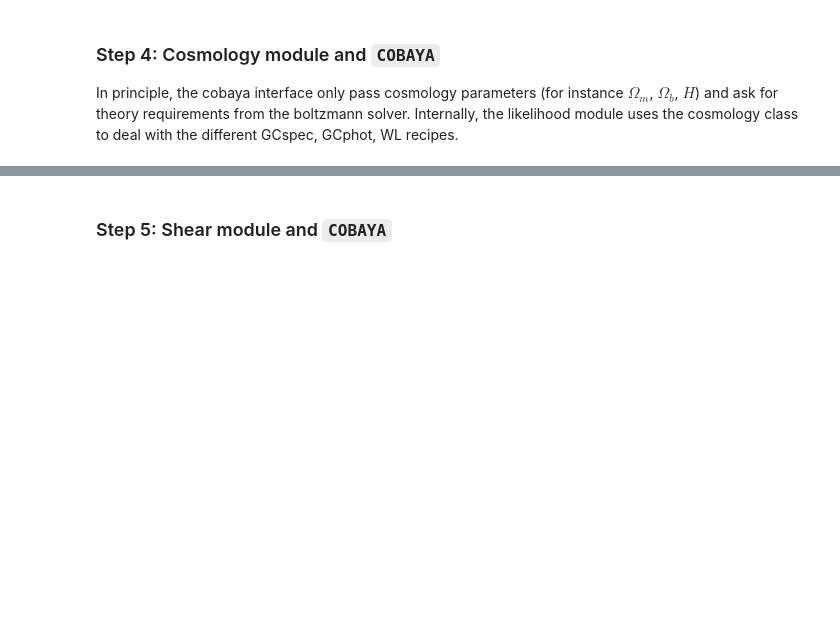
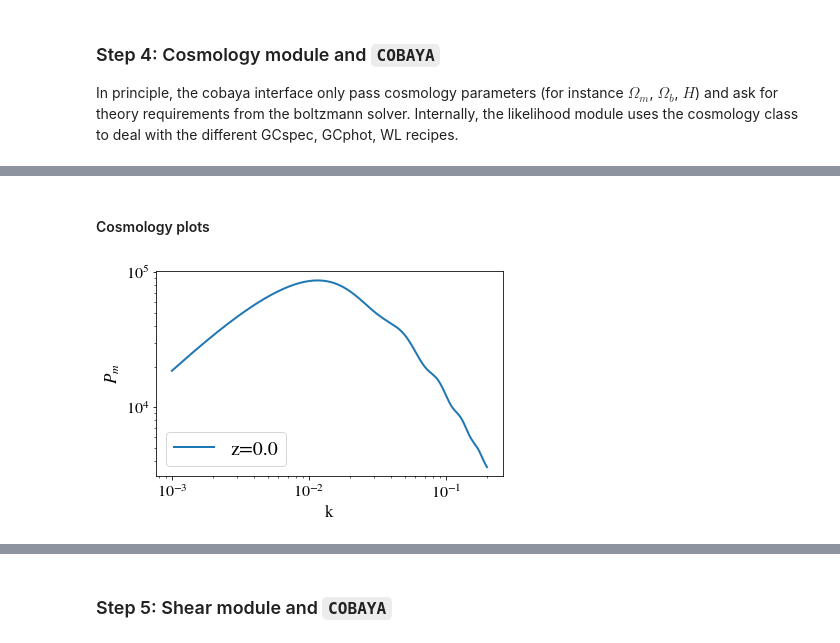
Before and after one commit to cloe-org/CLOE, a Jupyter notebook: likelihood_test.ipynb, the cells around one changed output, grey strips where cells are left out. Drawn from its saved outputs; the diff is of its cells as text; code cells hidden in the pictures; blank space fills up the shorter version.

```diff
--- a/likelihood_test.ipynb
+++ b/likelihood_test.ipynb
@@ -25,7 +37,7 @@
 # %%
 #ATTENTION: CHANGE THIS TO YOUR LOCAL PATH where your external codes are installed: CAMB, polychord, likelihoods...
 modules_path = "/data2/cobaya_modules/"
-
+h=0.67
 # Info is the 'ini file' dictionary.
 # You can translate this info-dictionary into a yaml file and run: cobaya-run info.yaml such as CosmoMC like
 
@@ -33,16 +45,16 @@ info = {
     #Which parameters would you like to sample?
     'params': {
         # Fixed
-        'ombh2': 0.022, 'omch2': 0.12, 'H0': 68, 'tau': 0.07,
-        'mnu': 0.06, 'nnu': 3.046,
+        'ombh2': 0.05*h**2, 'omch2': 0.268563*h**2, 'H0': 67, 'tau': 0.0925,
+        'mnu': 0.06, 'nnu': 2.046, 'omnuh2': 0.00143717*h**2,
         # Sampled - just as an example we assume we will be sampling over ns
-        'ns': {'prior': {'min': 0.8, 'max': 1.2}},
+        'ns': 0.96, #{'prior': {'min': 0.8, 'max': 1.2}},
         #To be passed to euclid which likelihood to use (preliminary)
         # 1: shear
         # 2: spec
         # 12: both
         'like_selection': 12,
-        'As': 2.1e-9},
+        'As': 2.12605e-9},
     #Which theory code you want to use? HERE CAMB
     'theory': {'camb': {'stop_at_error': True, 'extra_args':{'num_massive_neutrinos': 1}}},
     #Which sample do you want to use? HERE I use MCMC for testing
@@ -103,7 +147,7 @@ from likelihood.cosmo.cosmology import Cosmology
 # Some of the theory needs require extra info (redshift, ks)...
 z_min = 0.0
 z_max = 2.5
-z_samp = 10
+z_samp = 100
 z_win = np.linspace(z_min, z_max, z_samp)
 k_max = 0.2
 # %%
@@ -116,6 +160,7 @@ theory_dic = {'H0': model.provider.get_param('H0'),
                   'ombh2': model.provider.get_param('ombh2'),
                   'mnu': model.provider.get_param('mnu'),
                   'comov_dist': model.provider.get_comoving_radial_distance(z_win),
+                  'angular_dist': model.provider.get_angular_diameter_distance(z_win),
                   'H': model.provider.get_Hubble(z_win),
                   'Pk_interpolator': model.provider.get_Pk_interpolator(nonlinear=False),
                   'Pk_delta': None,
@@ -124,3 +169,6 @@ theory_dic = {'H0': model.provider.get_param('H0'),
                   }
 theory_dic['Pk_delta'] = model.provider.get_Pk_interpolator(("delta_tot", "delta_tot"), nonlinear=False)
 theory_dic['fsigma8'] = model.provider.get_fsigma8(z_win)
+R, z, sigma_R = model.provider.get_sigma_R()
+print(R)
+theory_dic['sigma_8'] = sigma_R[:, 0]
@@ -132,6 +186,5 @@ print(cosmology.cosmo_dic)
 # %%
 # the cobaya_interface.py save cobaya theory dictionary as above into cosmology.cosmo_dic
 cosmology.cosmo_dic.update(theory_dic)
-cosmology.interp_comoving_dist()
-cosmology.interp_H()
-print(cosmology.cosmo_dic)
+cosmology.update_cosmo_dic(z_win, 0.005)
+print("Updated dic\n\n:", cosmology.cosmo_dic)
@@ -145,0 +236,11 @@ print('f(z, 0.002) =', f)
+# %% [markdown]
+#### Cosmology plots
+# %%
+# Matter power spectrum
+ks=np.linspace(1e-3, 0.2, 1000)
+plt.loglog(ks, cosmology.cosmo_dic['Pk_delta'].P(z_win[0], ks), label=r"z={}".format(z_win[0]))
+plt.xlabel("k");
+plt.ylabel(r"$P_m$");
+plt.legend();
+# %% [output]
+[figure, added]
```
Also changed, not shown: parts of 32 cells of this notebook, 7 other files.
